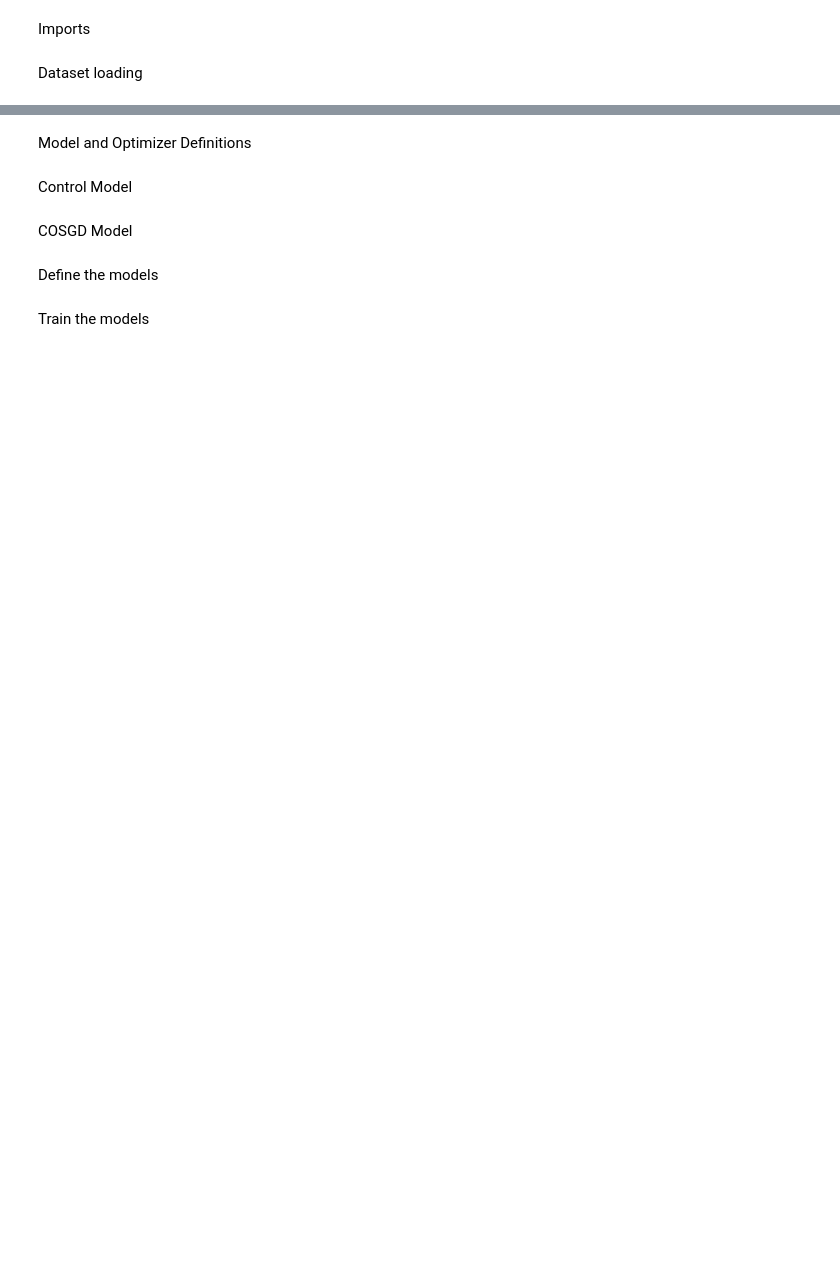
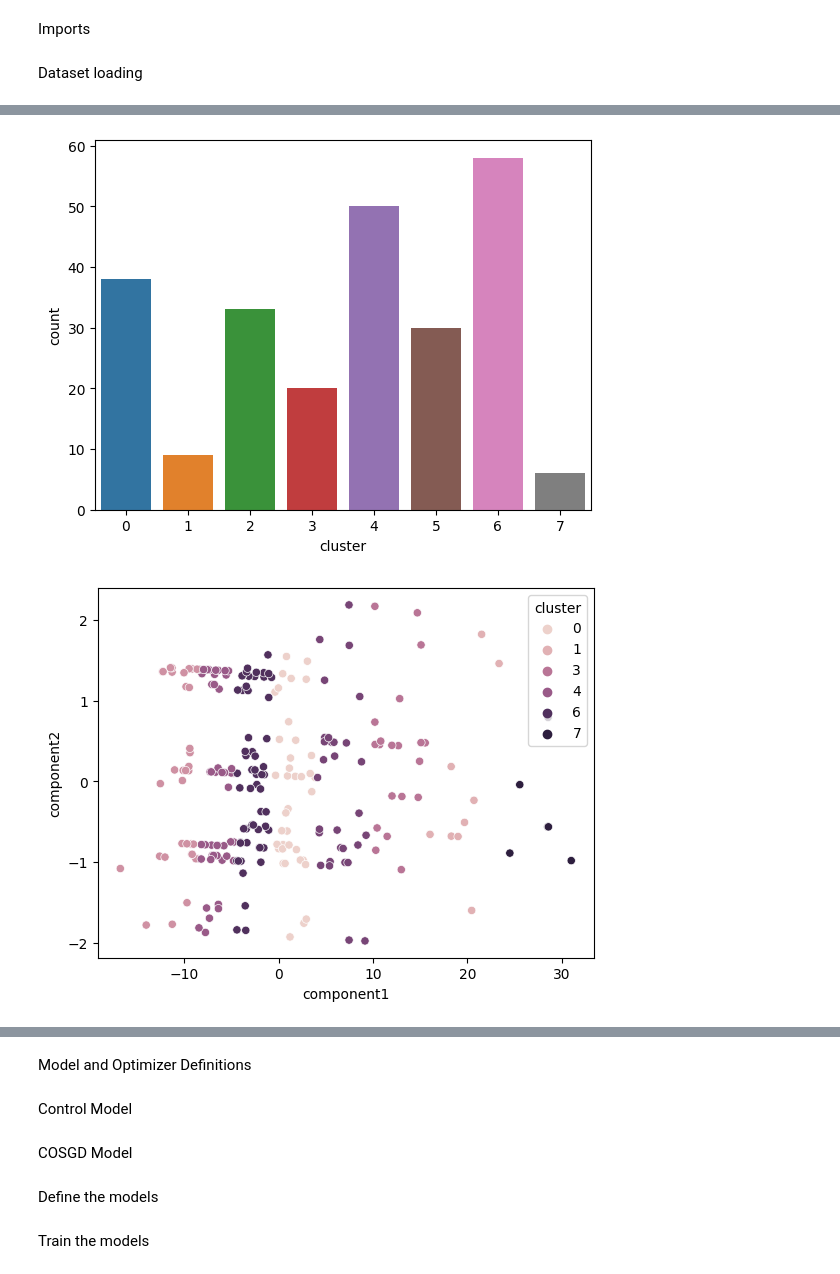
Before and after one commit to rayden96/COSGD_Optmizer, a Jupyter notebook: tester.ipynb, the cells around one changed output, grey strips where cells are left out. Cells and saved outputs as stored; diff of their text form; code cells hidden in the pictures; blank space fills up the shorter version.

```diff
--- a/tester.ipynb
+++ b/tester.ipynb
@@ -69,0 +97,48 @@ plt.show()
+# %%
+#kmeans clustering
+def cluster_dataset_kmeans(dataset, n_clusters=5):
+    kmeans = KMeans(n_clusters=n_clusters)
+    features = dataset.drop('label', axis=1).values
+    clusters = kmeans.fit_predict(features)
+    dataset['cluster'] = clusters
+
+    return dataset, clusters
+
+#dbscan clustering
+def cluster_dataset_dbscan(dataset, eps=0.5, min_samples=5):
+    dbscan = DBSCAN(eps=eps, min_samples=min_samples)
+    features = dataset.drop('label', axis=1).values
+    clusters = dbscan.fit_predict(features)
+    dataset['cluster'] = clusters
+
+    return dataset, clusters
+
+# Cluster the dataset
+n_clusters = 8
+dataset, clusters = cluster_dataset_kmeans(dataset, n_clusters=n_clusters)
+dataset.head()
+
+#graph the clusters
+sns.countplot(x='cluster', data=dataset)
+plt.show()
+
+#create a pca plot of the clusters
+pca = PCA(n_components=2)
+components = pca.fit_transform(dataset.drop(['label', 'cluster'], axis=1).values)
+components = pd.DataFrame(components, columns=['component1', 'component2'])
+components['cluster'] = clusters
+
+sns.scatterplot(x='component1', y='component2', hue='cluster', data=components)
+plt.show()
+
+#create a T-SNE plot of the clusters
+tsne = TSNE(n_components=2)
+components = tsne.fit_transform(dataset.drop(['label', 'cluster'], axis=1).values)
+components = pd.DataFrame(components, columns=['component1', 'component2'])
+components['cluster'] = clusters
+
+sns.scatterplot(x='component1', y='component2', hue='cluster', data=components)
+plt.show()
+# %% [output]
+[figure, added]
+[figure, added]
```
Also changed, not shown: parts of 12 cells of this notebook.
